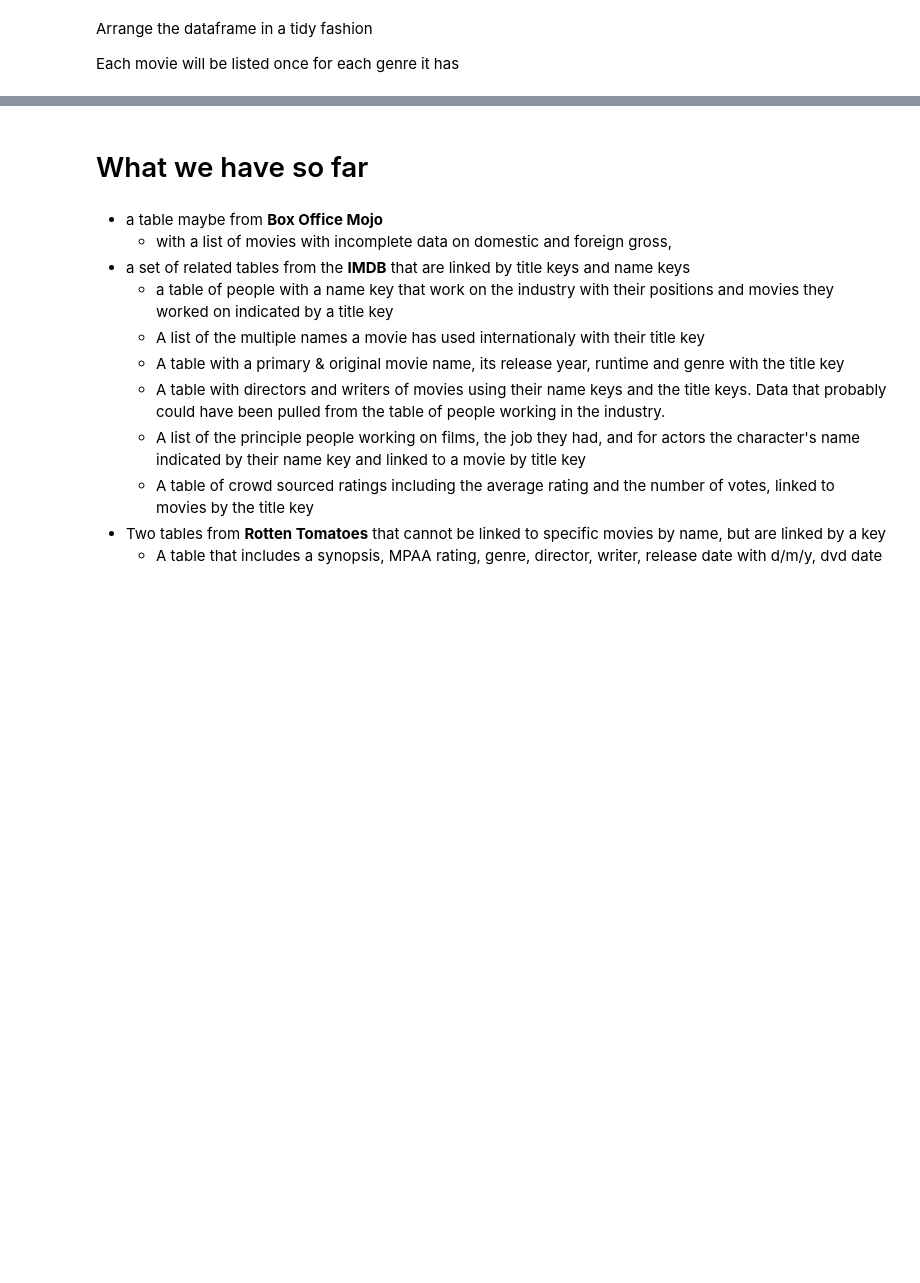
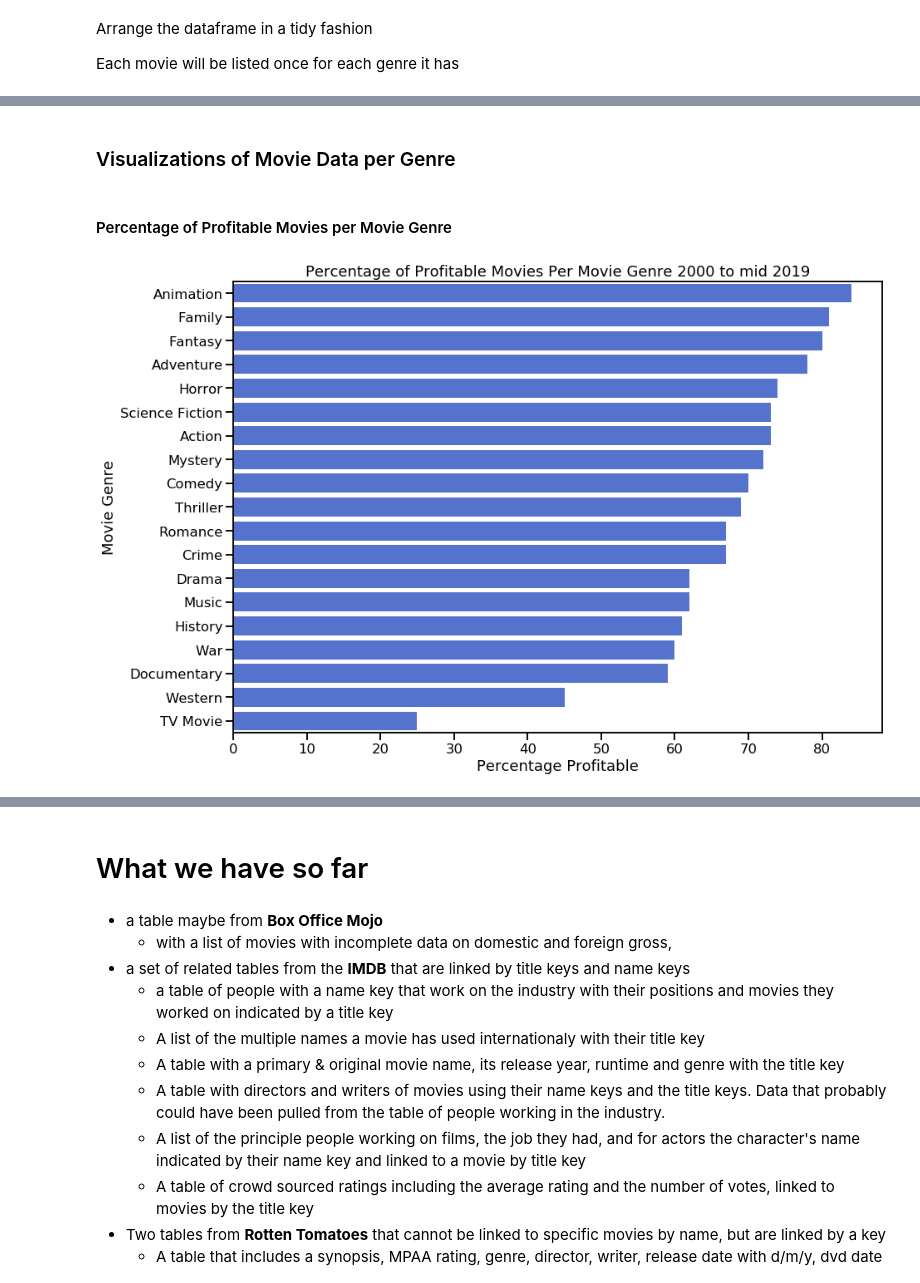
Before and after one commit to merb92/movie-industry-eda, a Jupyter notebook: index.ipynb, the cells around one changed output, grey strips where cells are left out. Drawn from its saved outputs; the diff is of its cells as text; code cells hidden in the pictures; blank space fills up the shorter version.

```diff
--- a/index.ipynb
+++ b/index.ipynb
@@ -1554,0 +1590,3 @@ tidy_financials_with_genres_df
+# %%
+genre_list = tidy_financials_with_genres_df.genre_ids.unique()
+genre_list
@@ -1554,0 +1596,6 @@ tidy_financials_with_genres_df
+# %%
+genre_df_dict = {}
+
+for genre in genre_list:
+    temp_df = tidy_financials_with_genres_df[tidy_financials_with_genres_df.genre_ids == genre]
+    genre_df_dict.update({genre: temp_df})
@@ -1554,0 +1608,3 @@ tidy_financials_with_genres_df
+# %%
+genre_names_df = pd.read_csv('datasets/tmdb_genres.csv', index_col=0)
+genre_names_df
@@ -1554,0 +1658,16 @@ tidy_financials_with_genres_df
+# %%
+genre_data_dict = {}
+for genre_id, genre_df in genre_df_dict.items():
+    genre_data_dict.update({genre_id: {'genre_name': genre_names_df[genre_names_df.id == genre_id].movie_name.values[0],
+                                      'num_movies': len(genre_df),
+                                      'mean_profit': round(genre_df.real_profit.mean(), 2),
+                                      'median_profit': round(genre_df.real_profit.median(), 2),
+                                      'min_profit': round(genre_df.real_profit.min(), 2),
+                                      'max_profit': round(genre_df.real_profit.max(), 2),
+                                      'num_profitable': len(genre_df[genre_df.real_profit > 0]),
+                                      'num_unprofitable': len(genre_df[genre_df.real_profit <= 0]),
+                                      'percentage_profitable': round(len(genre_df[genre_df.real_profit > 0])
+                                                                     / len(genre_df) * 100),
+                                      '3rd_quartile_profit': genre_df.real_profit.quantile(0.75)}})
+genre_data_df = pd.DataFrame.from_dict(genre_data_dict, orient='index')
+genre_data_df
@@ -1554,0 +1692,15 @@ tidy_financials_with_genres_df
+# %% [markdown]
+### Visualizations of Movie Data per Genre
+# %% [markdown]
+#### Percentage of Profitable Movies per Movie Genre
+# %%
+genres_sorted_desc_df = genre_data_df.sort_values('percentage_profitable', ascending=False)
+f = plt.figure(figsize=(14, 10))
+g = sns.barplot(x='percentage_profitable', y='genre_name', data = genres_sorted_desc_df, color='#4169E1')
+sns.set_context('talk')
+plt.ylabel('Movie Genre')
+plt.xlabel('Percentage Profitable')
+plt.title('Percentage of Profitable Movies Per Movie Genre 2000 to mid 2019')
+plt.show()
+# %% [output]
+[figure, added]
```
Also changed, not shown: parts of 40 cells of this notebook, 2 other files.
